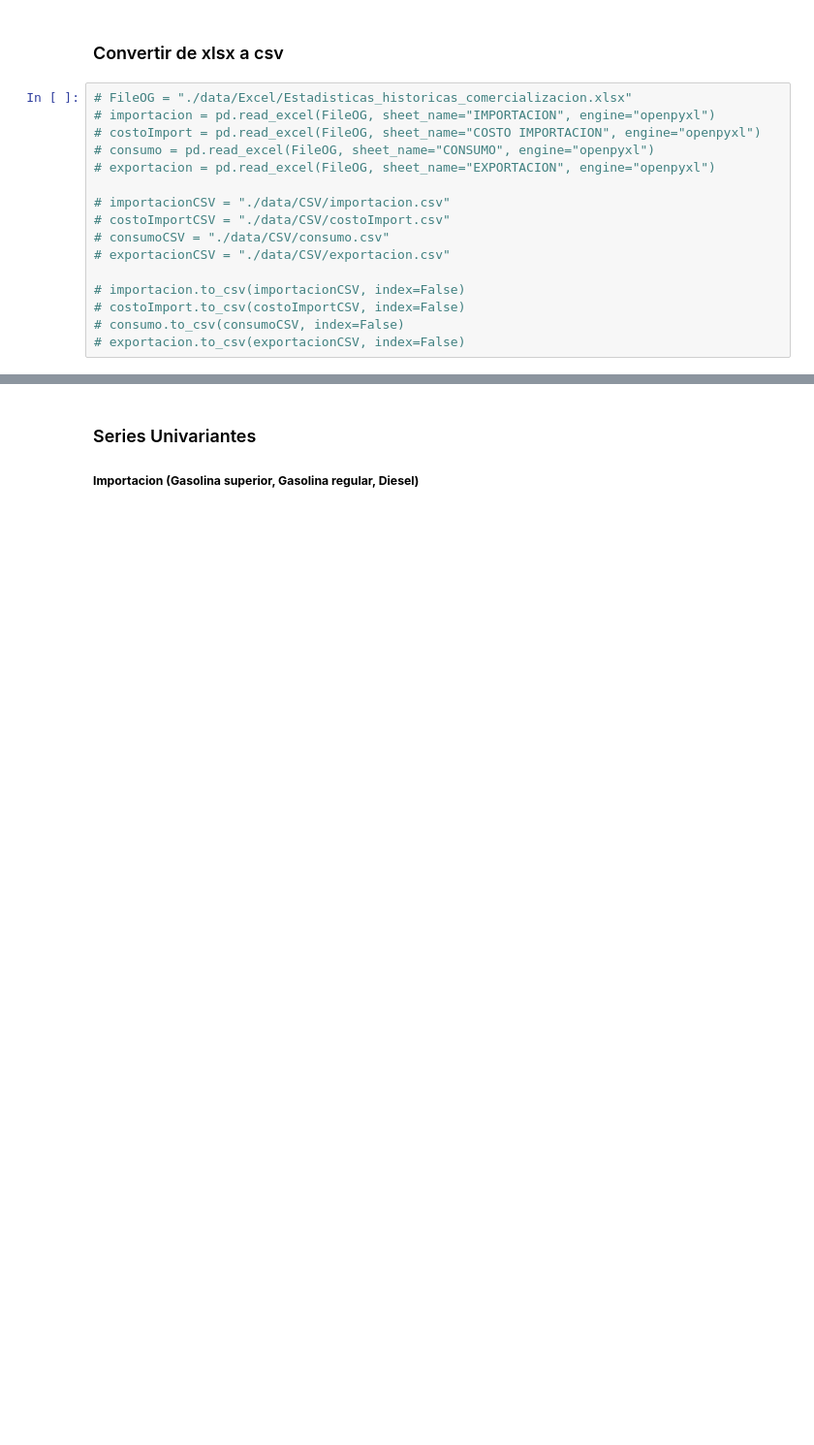
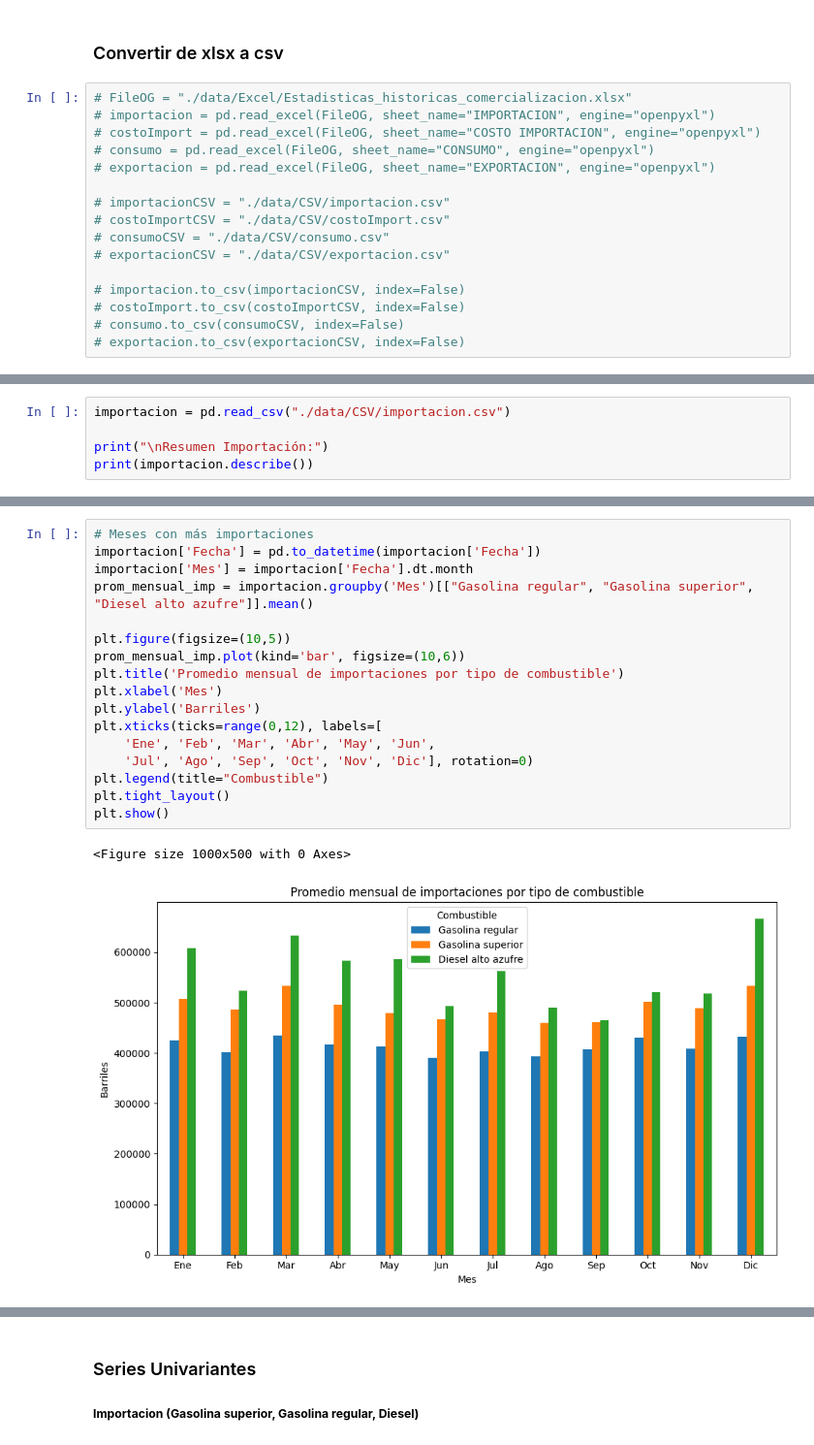
Before and after one commit to Czar272/Lab1_DS, a Jupyter notebook: main.ipynb, the cells around one changed output, grey strips where cells are left out. Shown at 97% size. Saved outputs shown, nothing was run; the diff lists cells and outputs as text; blank space fills up the shorter version.

```diff
--- a/main.ipynb
+++ b/main.ipynb
@@ -52,2 +57,7 @@ En este conjunto se detallan los productos derivados del petróleo que Guatemala
 
 *Un barril equivale a 42 galones.
+# %%
+importacion = pd.read_csv("./data/CSV/importacion.csv")
+
+print("\nResumen Importación:")
+print(importacion.describe())
@@ -53,0 +75,20 @@ En este conjunto se detallan los productos derivados del petróleo que Guatemala
+# %%
+# Meses con más importaciones
+importacion['Fecha'] = pd.to_datetime(importacion['Fecha'])
+importacion['Mes'] = importacion['Fecha'].dt.month
+prom_mensual_imp = importacion.groupby('Mes')[["Gasolina regular", "Gasolina superior", "Diesel alto azufre"]].mean()
+
+plt.figure(figsize=(10,5))
+prom_mensual_imp.plot(kind='bar', figsize=(10,6))
+plt.title('Promedio mensual de importaciones por tipo de combustible')
+plt.xlabel('Mes')
+plt.ylabel('Barriles')
+plt.xticks(ticks=range(0,12), labels=[
+    'Ene', 'Feb', 'Mar', 'Abr', 'May', 'Jun',
+    'Jul', 'Ago', 'Sep', 'Oct', 'Nov', 'Dic'], rotation=0)
+plt.legend(title="Combustible")
+plt.tight_layout()
+plt.show()
+# %% [output]
+<Figure size 1000x500 with 0 Axes>
+[figure, added]
```
Also changed, not shown: parts of 15 cells of this notebook, 4 other files.
